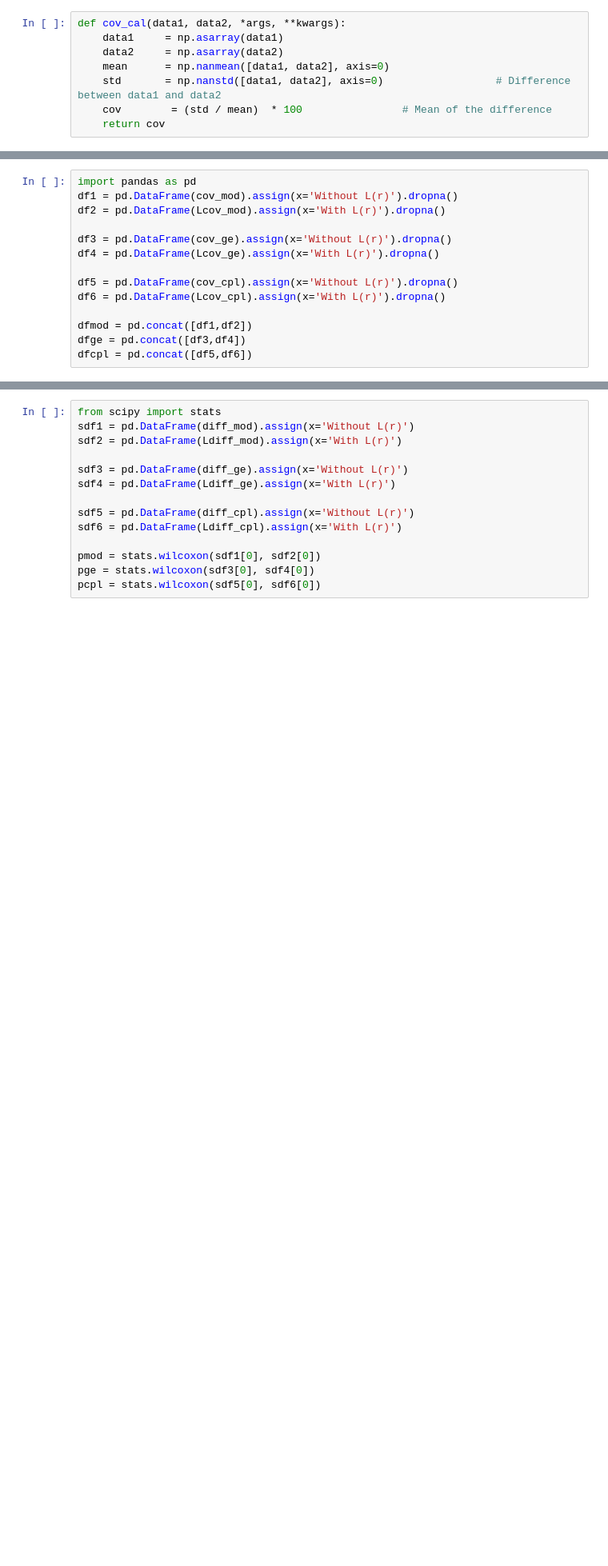
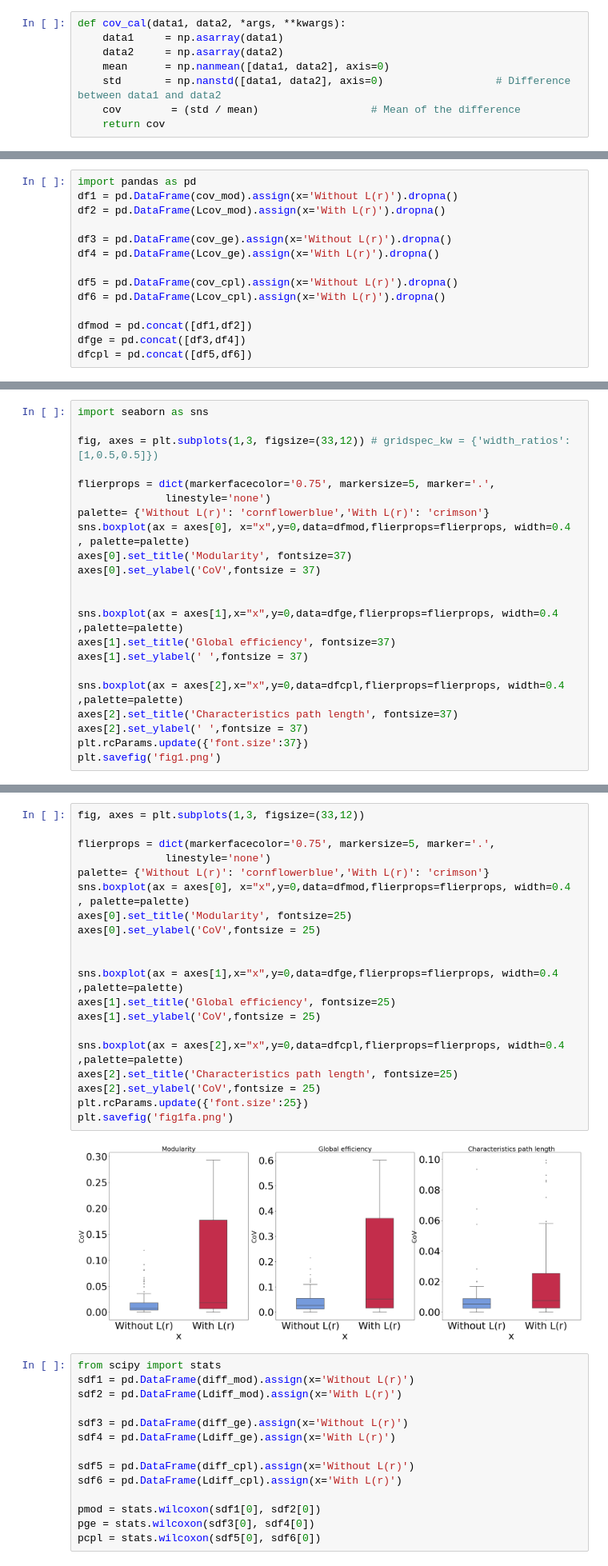
Before and after one commit to MASILab/gradtensor, a Jupyter notebook: src/lreffect_plot.ipynb, the cells around one changed output, grey strips where cells are left out. Shown: that part at 80% size. Saved outputs shown, nothing was run; the diff lists cells and outputs as text; blank space fills up the shorter version.

```diff
--- a/src/lreffect_plot.ipynb
+++ b/src/lreffect_plot.ipynb
@@ -72,6 +72,6 @@ def cov_cal(data1, data2, *args, **kwargs):
     data2     = np.asarray(data2)
     mean      = np.nanmean([data1, data2], axis=0)
     std       = np.nanstd([data1, data2], axis=0)                  # Difference between data1 and data2
-    cov        = (std / mean)  * 100                # Mean of the difference
+    cov        = (std / mean)                  # Mean of the difference
     return cov
 # %%
@@ -282,0 +166,22 @@ plt.rcParams.update({'font.size':25})
+# %%
+import seaborn as sns
+
+fig, axes = plt.subplots(1,3, figsize=(33,12)) # gridspec_kw = {'width_ratios': [1,0.5,0.5]})
+
+flierprops = dict(markerfacecolor='0.75', markersize=5, marker='.',
+              linestyle='none')
+palette= {'Without L(r)': 'cornflowerblue','With L(r)': 'crimson'}
+sns.boxplot(ax = axes[0], x="x",y=0,data=dfmod,flierprops=flierprops, width=0.4 , palette=palette)
+axes[0].set_title('Modularity', fontsize=37)
+axes[0].set_ylabel('CoV',fontsize = 37)
+
+
+sns.boxplot(ax = axes[1],x="x",y=0,data=dfge,flierprops=flierprops, width=0.4 ,palette=palette)
+axes[1].set_title('Global efficiency', fontsize=37)
+axes[1].set_ylabel(' ',fontsize = 37)
+
+sns.boxplot(ax = axes[2],x="x",y=0,data=dfcpl,flierprops=flierprops, width=0.4 ,palette=palette)
+axes[2].set_title('Characteristics path length', fontsize=37)
+axes[2].set_ylabel(' ',fontsize = 37)
+plt.rcParams.update({'font.size':37})
+plt.savefig('fig1.png')
@@ -283,3 +190,25 @@ plt.rcParams.update({'font.size':25})
+# %%
+fig, axes = plt.subplots(1,3, figsize=(33,12))
+
+flierprops = dict(markerfacecolor='0.75', markersize=5, marker='.',
+              linestyle='none')
+palette= {'Without L(r)': 'cornflowerblue','With L(r)': 'crimson'}
+sns.boxplot(ax = axes[0], x="x",y=0,data=dfmod,flierprops=flierprops, width=0.4 , palette=palette)
+axes[0].set_title('Modularity', fontsize=25)
+axes[0].set_ylabel('CoV',fontsize = 25)
+
+
+sns.boxplot(ax = axes[1],x="x",y=0,data=dfge,flierprops=flierprops, width=0.4 ,palette=palette)
+axes[1].set_title('Global efficiency', fontsize=25)
+axes[1].set_ylabel('CoV',fontsize = 25)
+
+sns.boxplot(ax = axes[2],x="x",y=0,data=dfcpl,flierprops=flierprops, width=0.4 ,palette=palette)
+axes[2].set_title('Characteristics path length', fontsize=25)
+axes[2].set_ylabel('CoV',fontsize = 25)
+plt.rcParams.update({'font.size':25})
+plt.savefig('fig1fa.png')
+# %% [output]
+[figure, added]
 # %%
 from scipy import stats
 sdf1 = pd.DataFrame(diff_mod).assign(x='Without L(r)')
```
Also changed, not shown: parts of 18 cells of this notebook, 2 other files.
